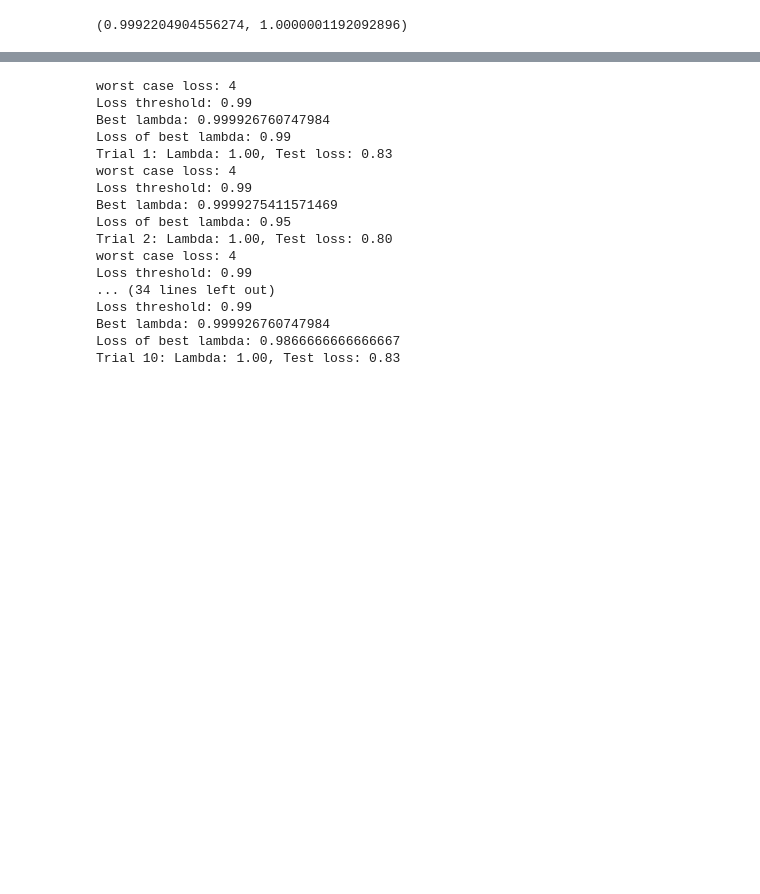
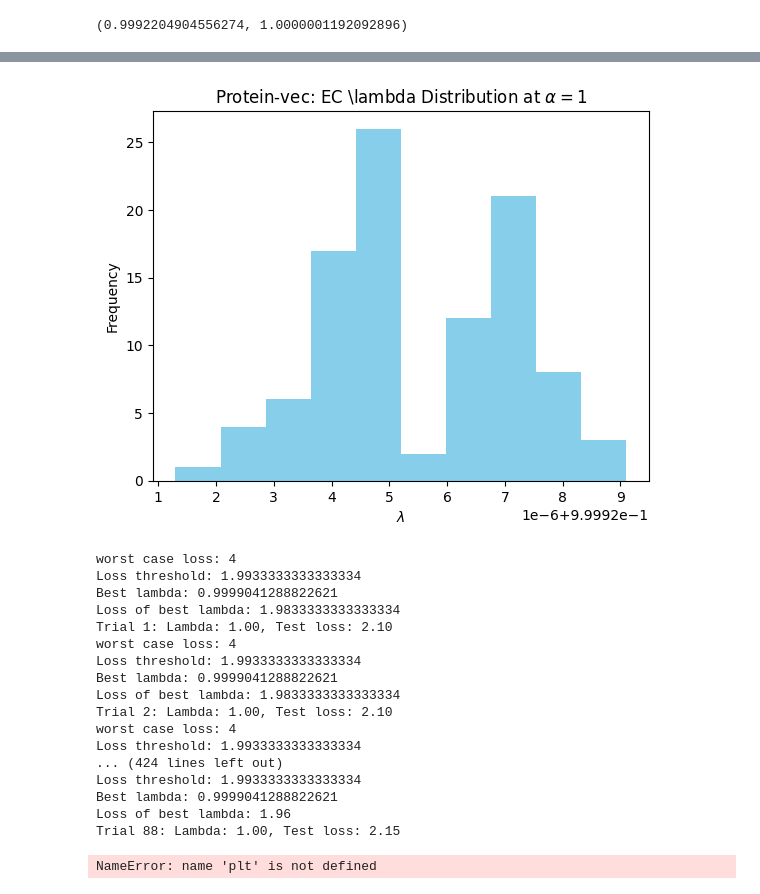
Before and after one commit to ronboger/conformal-protein-retrieval, a Jupyter notebook: ec/analyze_ec_hierarchical_loss_protein_vec.ipynb, the cells around one changed output, grey strips where cells are left out. Drawn from its saved outputs; the diff is of its cells as text; code cells hidden in the pictures; blank space fills up the shorter version.

```diff
--- a/ec/analyze_ec_hierarchical_loss_protein_vec.ipynb
+++ b/ec/analyze_ec_hierarchical_loss_protein_vec.ipynb
@@ -140,0 +203,9 @@ plt.show()
+# %%
+plt.hist(np.array(lhats), label="Loss", color="skyblue")
+#plt.axvline(alpha, color='black', linestyle='--')
+plt.xlabel(rf'$\lambda$')
+plt.ylabel('Frequency')
+plt.title(rf'Protein-vec: EC \lambda Distribution at $\alpha=${alpha}')
+plt.savefig(f'alpha_{alpha}_lambda_histogram.pdf')
+# %% [output]
+[figure, added]
@@ -141,15 +216,29 @@ plt.show()
 # %%
-num_trials = 10
-alpha = 1 # max avg. loss we want (on average, each protein retrieved is at most divergent at the family level only)
+num_trials = 100
+alpha = 2 # max avg. loss we want (on average, each protein retrieved is at most divergent at the family level only)
 n_calib = 300 # NOTE: 300 calib, 100 test for now.
+risks = []
+tprs = []
+alpha_2_lhats = []
+alpha_2_test_losses = []
 for trial in range(num_trials):
     # Randomly split data into calibration and test sets
     np.random.shuffle(near_ids)
     cal_data = near_ids[:n_calib]
     test_data = near_ids[n_calib:]
+    #X_cal, y_cal = get_sims_labels(cal_data, partial=False)
+    #X_test, y_test_exact = get_sims_labels(test_data, partial=False)
+
     lhat, _ = get_thresh_max_hierarchical(cal_data, x, alpha)
+    test_loss = get_hierarchical_max_loss(test_data, lhat)
+    alpha_2_test_losses.append(test_loss)
 
-    test_loss = get_hierarchical_max_loss(test_data, lhat)
+    #lhat, fdr_cal = get_thresh_FDR(y_cal, X_cal, alpha, delta=0.5, N=100)
+    alpha_2_lhats.append(lhat)
+    # print(X_test.shape)
+    # print(y_test_exact.shape)
+    #risks.append(risk(X_test, y_test_exact, lhat))
+    #tprs.append(calculate_true_positives(X_test, y_test_exact, lhat))
 
     print(f'Trial {trial+1}: Lambda: {lhat:.2f}, Test loss: {test_loss:.2f}')
 
@@ -157,19 +246,19 @@ for trial in range(num_trials):
     #print(f'Trial {trial+1}: Ex&!Id/Ex: {error:.2f}, In/Id: {fraction_inexact:.2f}, Pa&!Id/Pa: {error_partial:.2f}, Pa&Id/Id: {fraction_partial:.2f}')
 # %% [output]
 worst case loss: 4
-Loss threshold: 0.99
-Best lambda: 0.999926760747984
-Loss of best lambda: 0.99
-Trial 1: Lambda: 1.00, Test loss: 0.83
+Loss threshold: 1.9933333333333334
+Best lambda: 0.9999041288822621
+Loss of best lambda: 1.9833333333333334
+Trial 1: Lambda: 1.00, Test loss: 2.10
 worst case loss: 4
-Loss threshold: 0.99
-Best lambda: 0.9999275411571469
-Loss of best lambda: 0.95
-Trial 2: Lambda: 1.00, Test loss: 0.80
+Loss threshold: 1.9933333333333334
+Best lambda: 0.9999041288822621
+Loss of best lambda: 1.9833333333333334
+Trial 2: Lambda: 1.00, Test loss: 2.10
 worst case loss: 4
-Loss threshold: 0.99
-... (34 lines left out)
-Loss threshold: 0.99
-Best lambda: 0.999926760747984
-Loss of best lambda: 0.9866666666666667
-Trial 10: Lambda: 1.00, Test loss: 0.83
+Loss threshold: 1.9933333333333334
+... (424 lines left out)
+Loss threshold: 1.9933333333333334
+Best lambda: 0.9999041288822621
+Loss of best lambda: 1.96
+Trial 88: Lambda: 1.00, Test loss: 2.15
@@ -175,0 +272,9 @@ Trial 10: Lambda: 1.00, Test loss: 0.83
+# %%
+plt.hist(np.array(alpha_2_lhats), label="Loss", color="skyblue")
+#plt.axvline(alpha, color='black', linestyle='--')
+plt.xlabel(rf'$\lambda$')
+plt.ylabel('Frequency')
+plt.title(rf'Protein-vec: EC \lambda Distribution at $\alpha=${alpha}')
+plt.savefig(f'alpha_{alpha}_lambda_histogram.pdf')
+# %% [output]
+NameError: name 'plt' is not defined
```
Also changed, not shown: parts of 7 cells of this notebook, 3 other files.
